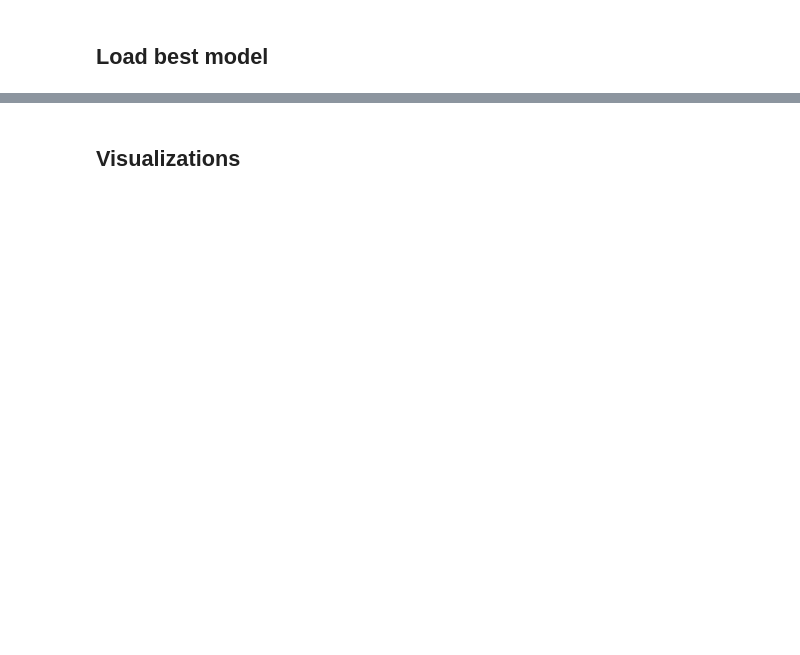
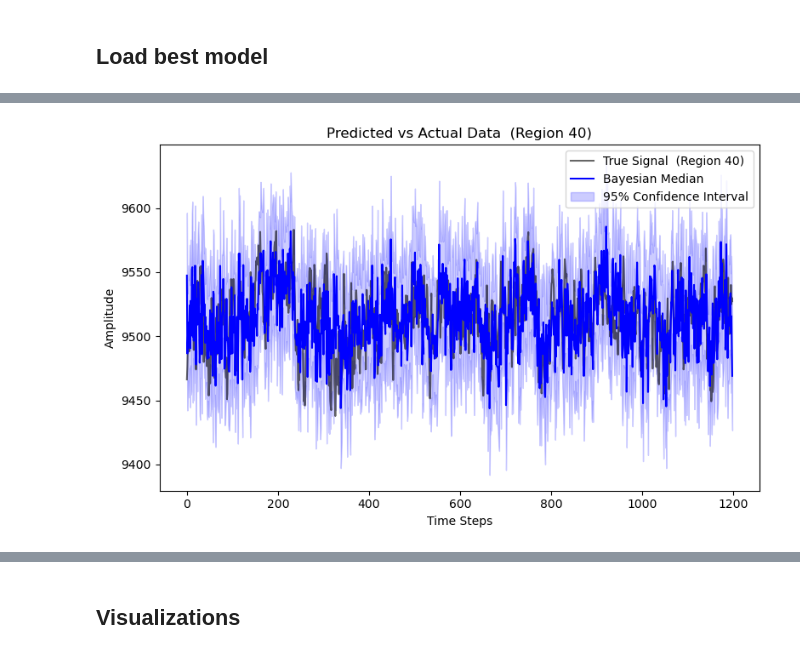
Before and after one commit to filippobezzi/Bayesian-Inference-in-High-Dimensional-Reservoir-Dynamics-for-Neural-Time-Series, a Jupyter notebook: real_data_test.ipynb, the cells around one changed output, grey strips where cells are left out. Cells and saved outputs as stored; diff of their text form; code cells hidden in the pictures; blank space fills up the shorter version.

```diff
--- a/real_data_test.ipynb
+++ b/real_data_test.ipynb
@@ -335,0 +294,4 @@ y_true, y_samples, y_mean, upper, lower = prediction_curve(esn_var, test_ds, sca
+# %%
+y_true, y_samples, y_mean, upper, lower = prediction_curve(esn_var, test_ds, scaler = scaler, num_samples = 1000, region_idx = 40)
+# %% [output]
+[figure, added]
```
Also changed, not shown: parts of 34 cells of this notebook.
